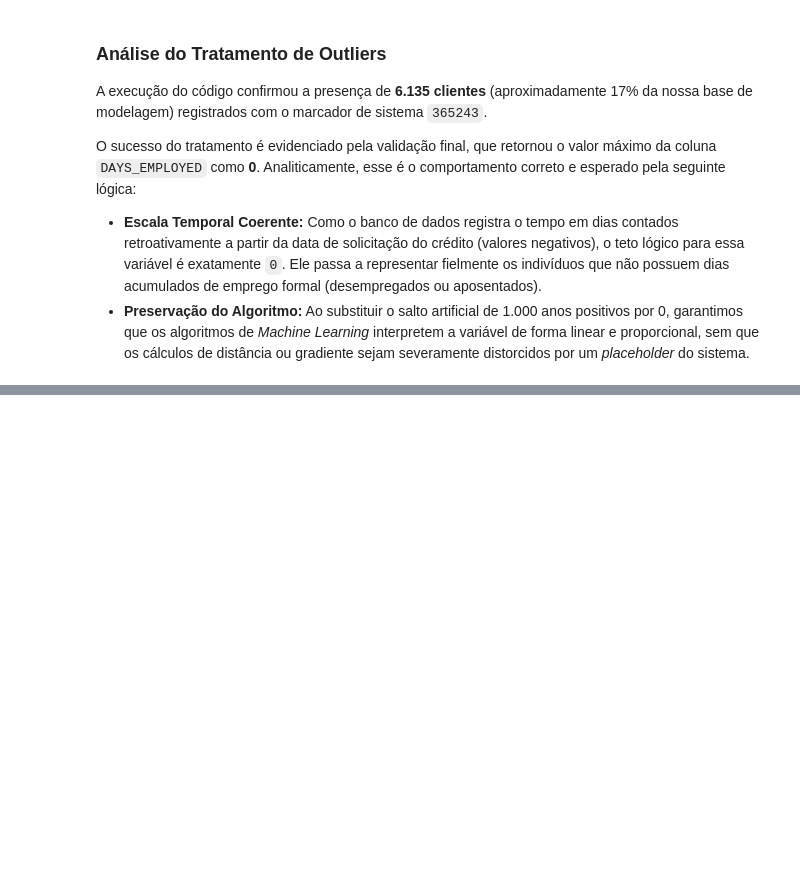
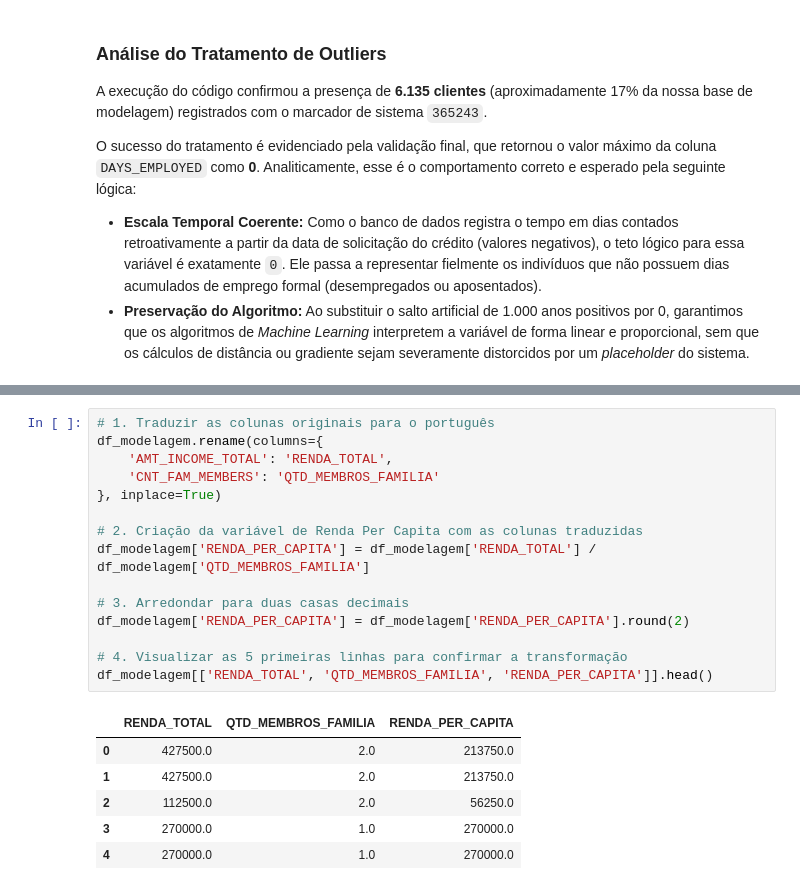
Before and after one commit to fagnermacedo/tech-challenge-fase2, a Jupyter notebook: notebooks/02_preprocessamento.ipynb, the cells around one changed output, grey strips where cells are left out. Cells and saved outputs as stored; diff of their text form; blank space fills up the shorter version.

```diff
--- a/notebooks/02_preprocessamento.ipynb
+++ b/notebooks/02_preprocessamento.ipynb
@@ -156,0 +184,22 @@ Aplique preferencialmente dentro de um `Pipeline` no notebook 03 — ajustar o s
+# %%
+# 1. Traduzir as colunas originais para o português
+df_modelagem.rename(columns={
+    'AMT_INCOME_TOTAL': 'RENDA_TOTAL',
+    'CNT_FAM_MEMBERS': 'QTD_MEMBROS_FAMILIA'
+}, inplace=True)
+
+# 2. Criação da variável de Renda Per Capita com as colunas traduzidas
+df_modelagem['RENDA_PER_CAPITA'] = df_modelagem['RENDA_TOTAL'] / df_modelagem['QTD_MEMBROS_FAMILIA']
+
+# 3. Arredondar para duas casas decimais
+df_modelagem['RENDA_PER_CAPITA'] = df_modelagem['RENDA_PER_CAPITA'].round(2)
+
+# 4. Visualizar as 5 primeiras linhas para confirmar a transformação
+df_modelagem[['RENDA_TOTAL', 'QTD_MEMBROS_FAMILIA', 'RENDA_PER_CAPITA']].head()
+# %% [output]
+|  | RENDA_TOTAL | QTD_MEMBROS_FAMILIA | RENDA_PER_CAPITA |
+| 0 | 427500.0 | 2.0 | 213750.0 |
+| 1 | 427500.0 | 2.0 | 213750.0 |
+| 2 | 112500.0 | 2.0 | 56250.0 |
+| 3 | 270000.0 | 1.0 | 270000.0 |
+| 4 | 270000.0 | 1.0 | 270000.0 |
```
Also changed, not shown: parts of 18 cells of this notebook.
